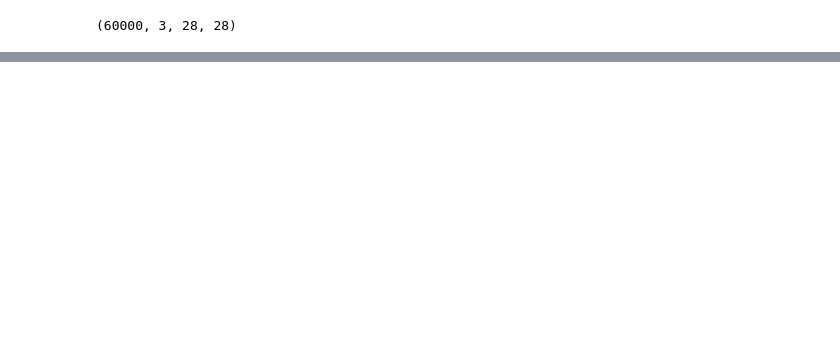
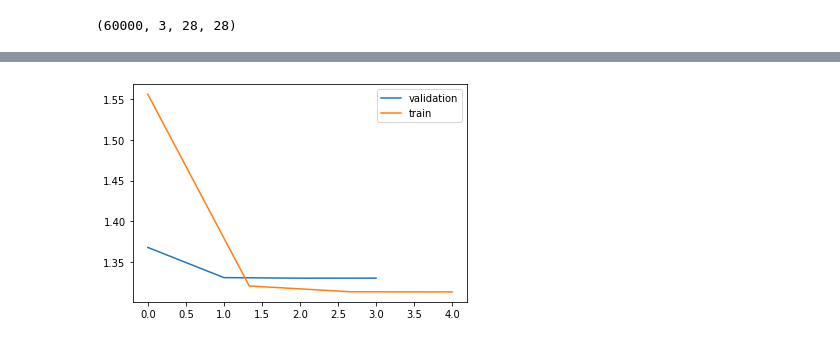
Before and after one commit to AndreySmirdin/DeepUnsupervisedLearning, a Jupyter notebook: Task3.ipynb, the cells around one changed output, grey strips where cells are left out. Saved outputs shown, nothing was run; the diff lists cells and outputs as text; code cells hidden in the pictures; blank space fills up the shorter version.

```diff
--- a/Task3.ipynb
+++ b/Task3.ipynb
@@ -213,0 +302,15 @@ receptive_field()
+# %%
+batch_size = 128
+num_epochs = 20
+h = 128
+
+made_model = MadePixelCnn(h)
+made_model.to(device)
+path = "/content/drive/My Drive/Colab Notebooks/model.data"
+# model.load_state_dict(torch.load(path))
+# model.eval()
+
+optimizer = torch.optim.Adam(made_model.parameters(), lr=0.001)
+
+train_losses = []
+val_losses = []
@@ -213,0 +335,24 @@ receptive_field()
+# %%
+for epoch in range(num_epochs):
+    loss = 0
+    for batch in tqdm_notebook(train_batches):
+        optimizer.zero_grad()
+        batch = batch.to(device)
+        outputs, _ = made_model(batch)
+        cur_loss = get_loss(outputs)
+        loss += cur_loss.item()
+        cur_loss.backward()
+        optimizer.step()
+
+    train_losses.append(loss / (len(train) / batch_size))
+    val_loss = 0
+    with torch.no_grad():
+        for batch in tqdm_notebook(test_batches):
+            batch = batch.to(device)
+            outputs, _ = made_model(batch)
+            val_loss += get_loss(outputs).item()
+
+    val_losses.append(val_loss / (len(test) / batch_size))
+    torch.save(model.state_dict(), f"/content/drive/My Drive/Colab Notebooks/model_{epoch}.data")
+
+    print(f'Epoch {epoch}: training loss {train_losses[-1]}, validation loss {val_losses[-1]}')
@@ -213,0 +374,6 @@ receptive_field()
+# %%
+plt.plot(np.arange(len(val_losses)), val_losses)
+plt.plot(np.linspace(0, len(val_losses), len(train_losses)), train_losses)
+plt.legend(('validation','train'));
+# %% [output]
+[figure, added]
```
Also changed, not shown: parts of 15 cells of this notebook.
